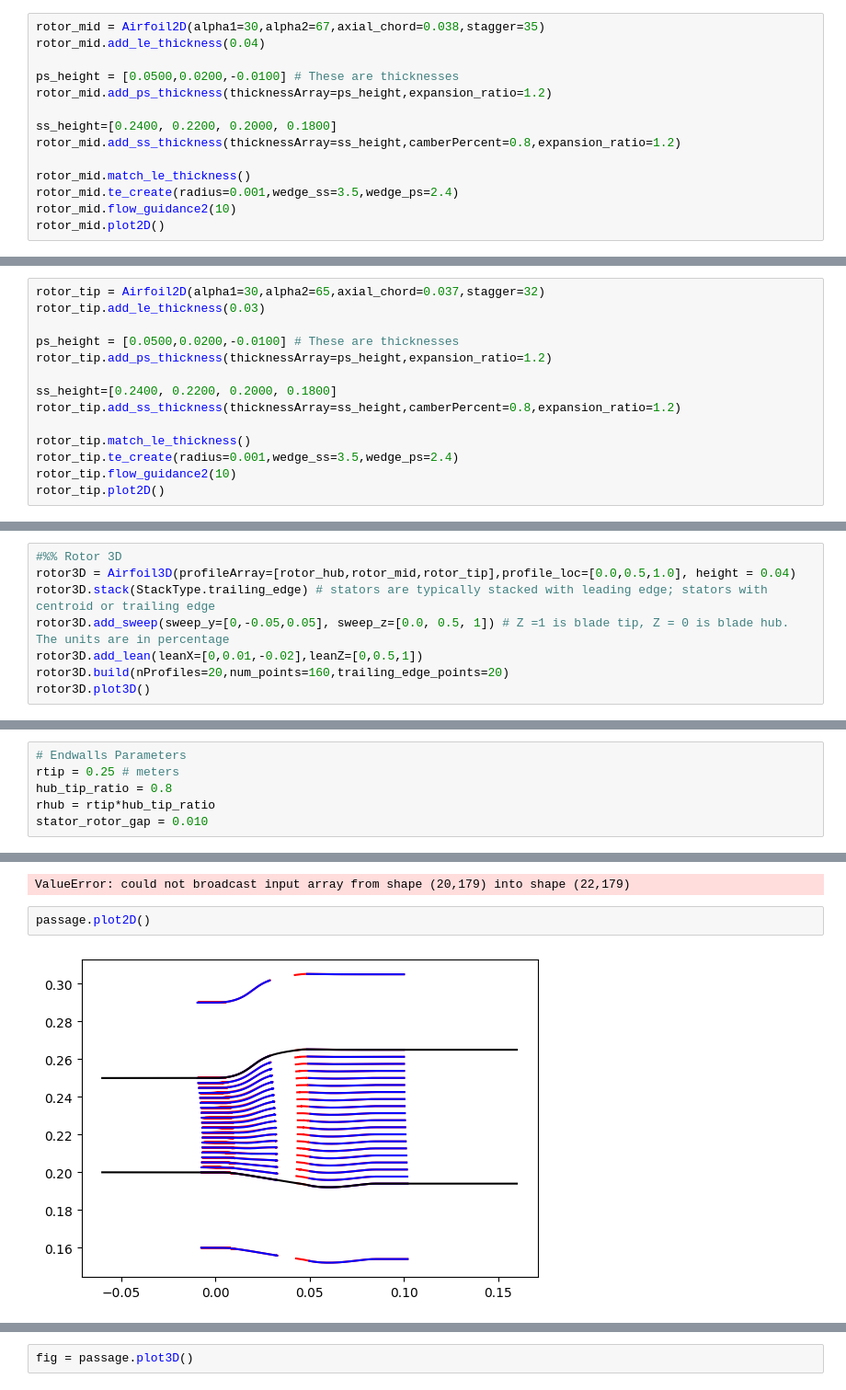
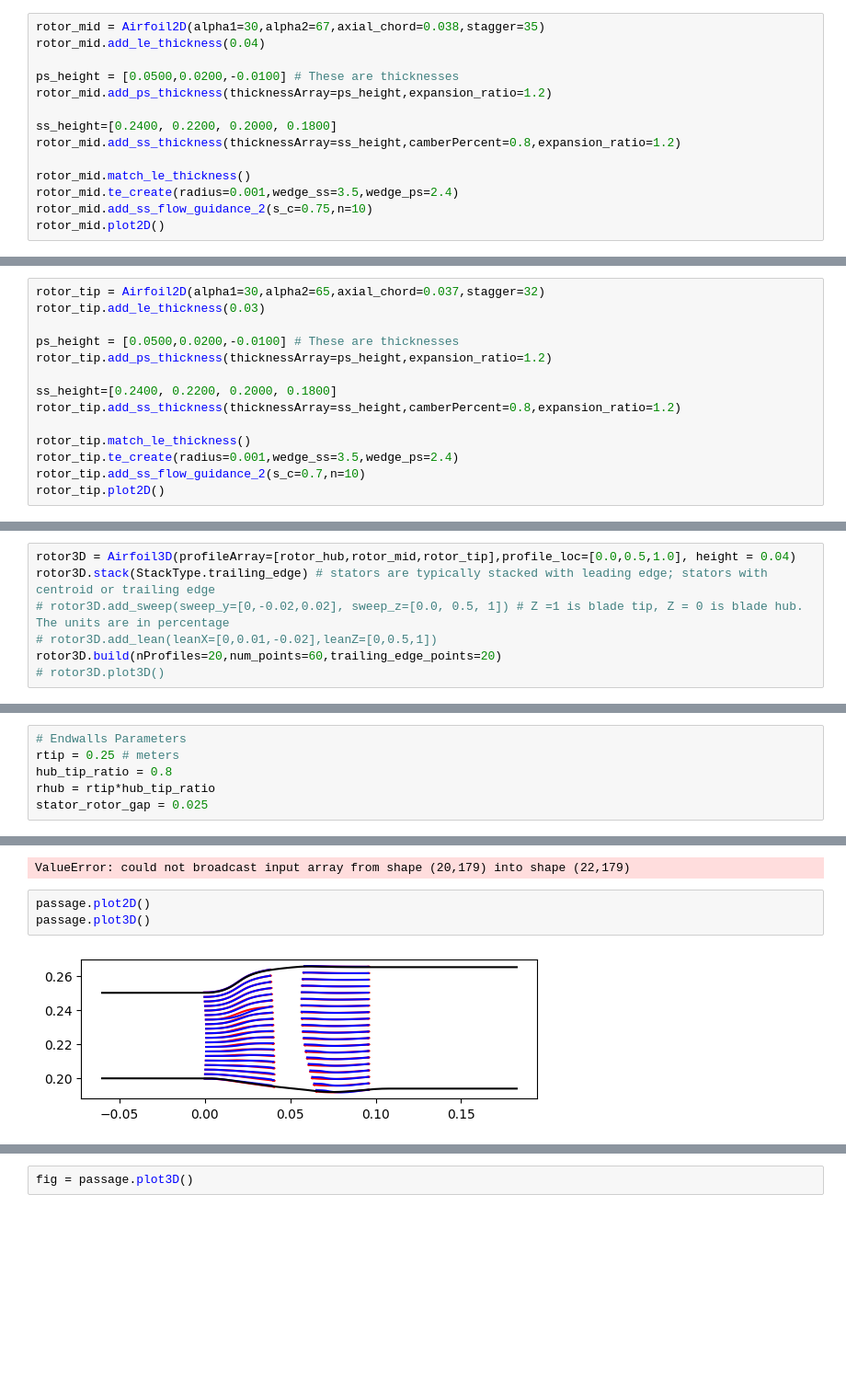
Before and after one commit to nasa/pyturbo-aero, a Jupyter notebook: tutorials/3D_StageTutorial.ipynb, the cells around one changed output, grey strips where cells are left out. Shown: that part at 92% size. Saved outputs shown, nothing was run; the diff lists cells and outputs as text; blank space fills up the shorter version.

Commit message:
latest docs and 1.2.1 build

```diff
--- a/tutorials/3D_StageTutorial.ipynb
+++ b/tutorials/3D_StageTutorial.ipynb
@@ -152,6 +152,6 @@ rotor_mid.add_ss_thickness(thicknessArray=ss_height,camberPercent=0.8,expansion_
 
 rotor_mid.match_le_thickness()
 rotor_mid.te_create(radius=0.001,wedge_ss=3.5,wedge_ps=2.4)
-rotor_mid.flow_guidance2(10)
+rotor_mid.add_ss_flow_guidance_2(s_c=0.75,n=10)
 rotor_mid.plot2D()
 # %% [output]
@@ -170,6 +170,6 @@ rotor_tip.add_ss_thickness(thicknessArray=ss_height,camberPercent=0.8,expansion_
 
 rotor_tip.match_le_thickness()
 rotor_tip.te_create(radius=0.001,wedge_ss=3.5,wedge_ps=2.4)
-rotor_tip.flow_guidance2(10)
+rotor_tip.add_ss_flow_guidance_2(s_c=0.7,n=10)
 rotor_tip.plot2D()
 # %% [output]
@@ -178,10 +178,9 @@ rotor_tip.plot2D()
 ### 3D Rotor Blade
 This is defined similarly to the stator blade. The only difference is the centroid stacking.
 # %%
-#%% Rotor 3D
 rotor3D = Airfoil3D(profileArray=[rotor_hub,rotor_mid,rotor_tip],profile_loc=[0.0,0.5,1.0], height = 0.04)
 rotor3D.stack(StackType.trailing_edge) # stators are typically stacked with leading edge; stators with centroid or trailing edge
-rotor3D.add_sweep(sweep_y=[0,-0.05,0.05], sweep_z=[0.0, 0.5, 1]) # Z =1 is blade tip, Z = 0 is blade hub. The units are in percentage
-rotor3D.add_lean(leanX=[0,0.01,-0.02],leanZ=[0,0.5,1])
-rotor3D.build(nProfiles=20,num_points=160,trailing_edge_points=20)
-rotor3D.plot3D()
+# rotor3D.add_sweep(sweep_y=[0,-0.02,0.02], sweep_z=[0.0, 0.5, 1]) # Z =1 is blade tip, Z = 0 is blade hub. The units are in percentage
+# rotor3D.add_lean(leanX=[0,0.01,-0.02],leanZ=[0,0.5,1])
+rotor3D.build(nProfiles=20,num_points=60,trailing_edge_points=20)
+# rotor3D.plot3D()
@@ -237,7 +234,7 @@ To change the shroud height, just change the rtip. Modifying the hub_tip_ratio i
 rtip = 0.25 # meters
 hub_tip_ratio = 0.8
 rhub = rtip*hub_tip_ratio
-stator_rotor_gap = 0.010
+stator_rotor_gap = 0.025
 # %% [markdown]
 ### Hub
 The hub profiles are separated into
@@ -392,5 +394,6 @@ passage.blade_fit(0)
 ValueError: could not broadcast input array from shape (20,179) into shape (22,179)
 # %%
 passage.plot2D()
+passage.plot3D()
 # %% [output]
-[figure, old version]
+[figure, new version]
```
Also changed, not shown: parts of 16 cells of this notebook, 37 other files.
